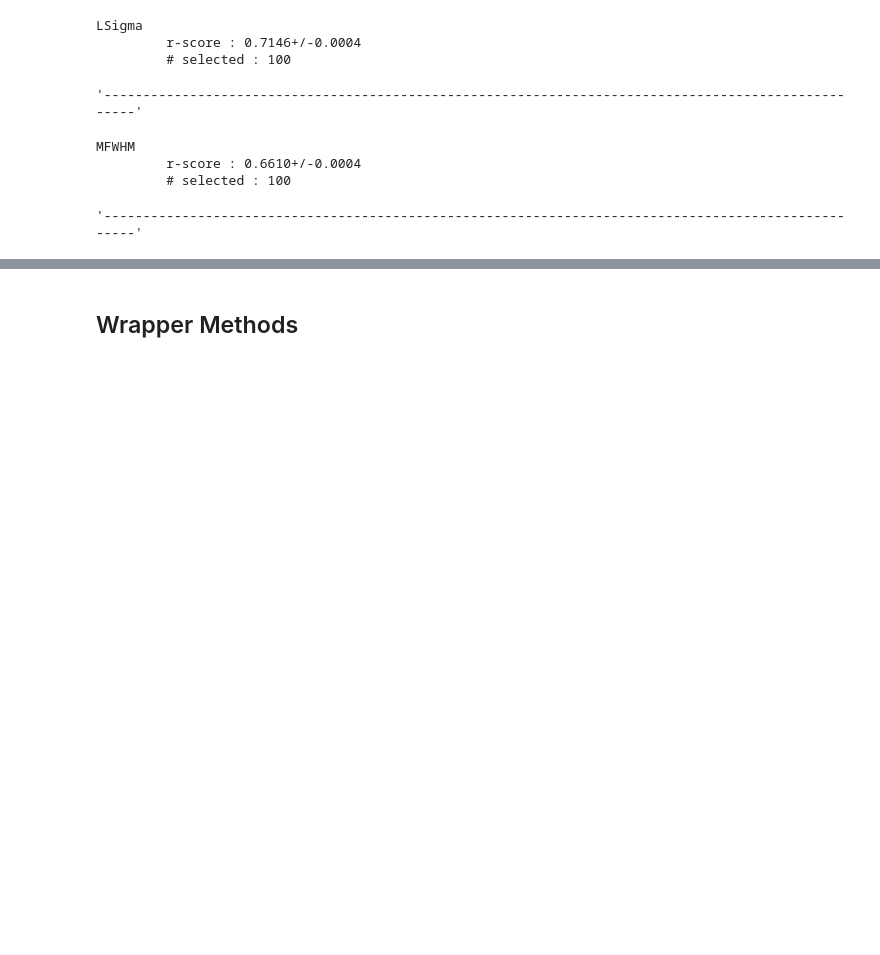
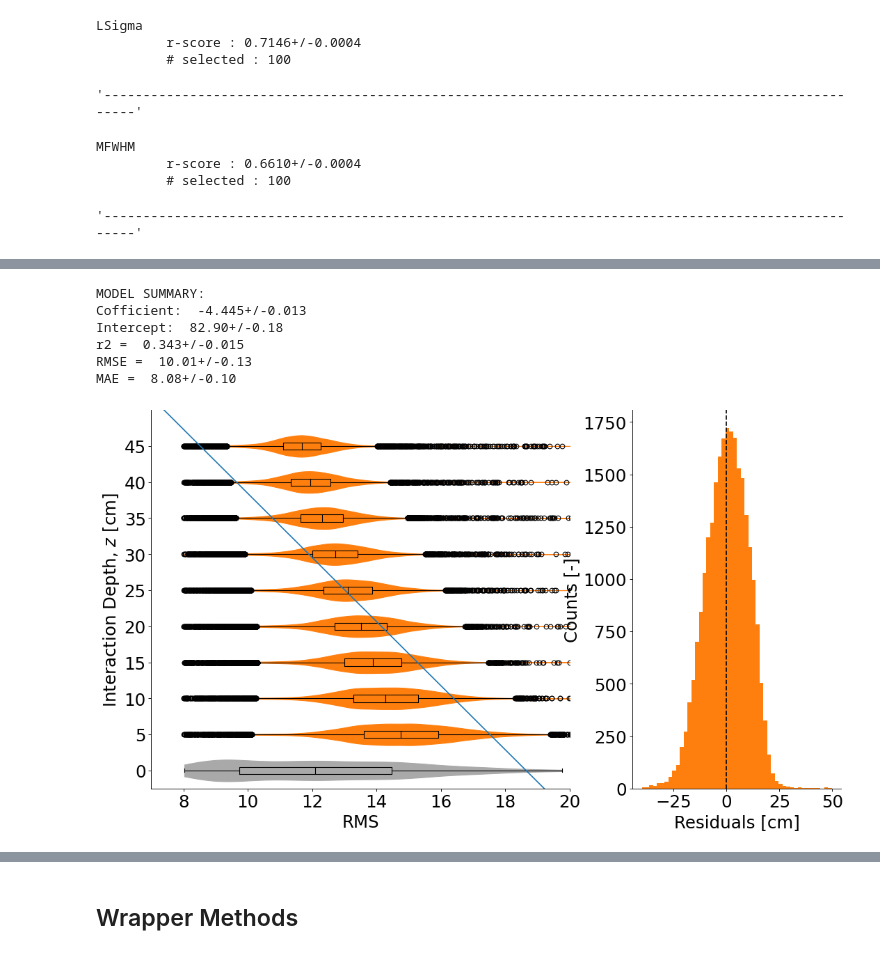
Before and after one commit to RitaROK/Analysis, a Jupyter notebook: Estimation_of_z.ipynb, the cells around one changed output, grey strips where cells are left out. Saved outputs shown, nothing was run; the diff lists cells and outputs as text; code cells hidden in the pictures; blank space fills up the shorter version.

```diff
--- a/Estimation_of_z.ipynb
+++ b/Estimation_of_z.ipynb
@@ -373,0 +450,15 @@ KeyboardInterrupt: ignored
+# %%
+feature = 'RMS' #@param ["1st option", "2nd option", "3rd option"] {allow-input: true}
+xmin =  7#@param {type:"number"}
+xmax =  20#@param {type:"number"}
+
+
+onefeat(roi, feature, xmin, xmax)
+# %% [output]
+MODEL SUMMARY:
+Cofficient:  -4.445+/-0.013
+Intercept:  82.90+/-0.18
+r2 =  0.343+/-0.015
+RMSE =  10.01+/-0.13
+MAE =  8.08+/-0.10
+[figure, added]
```
Also changed, not shown: parts of 43 cells of this notebook.
